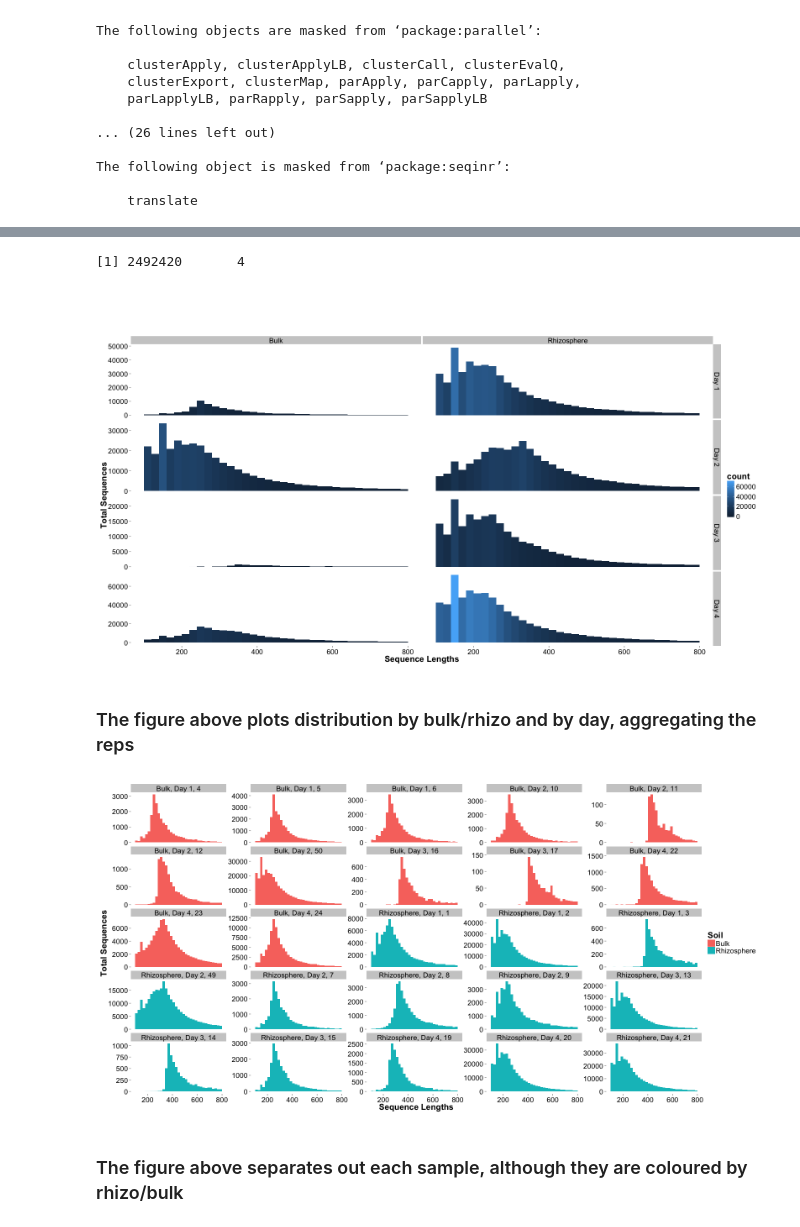
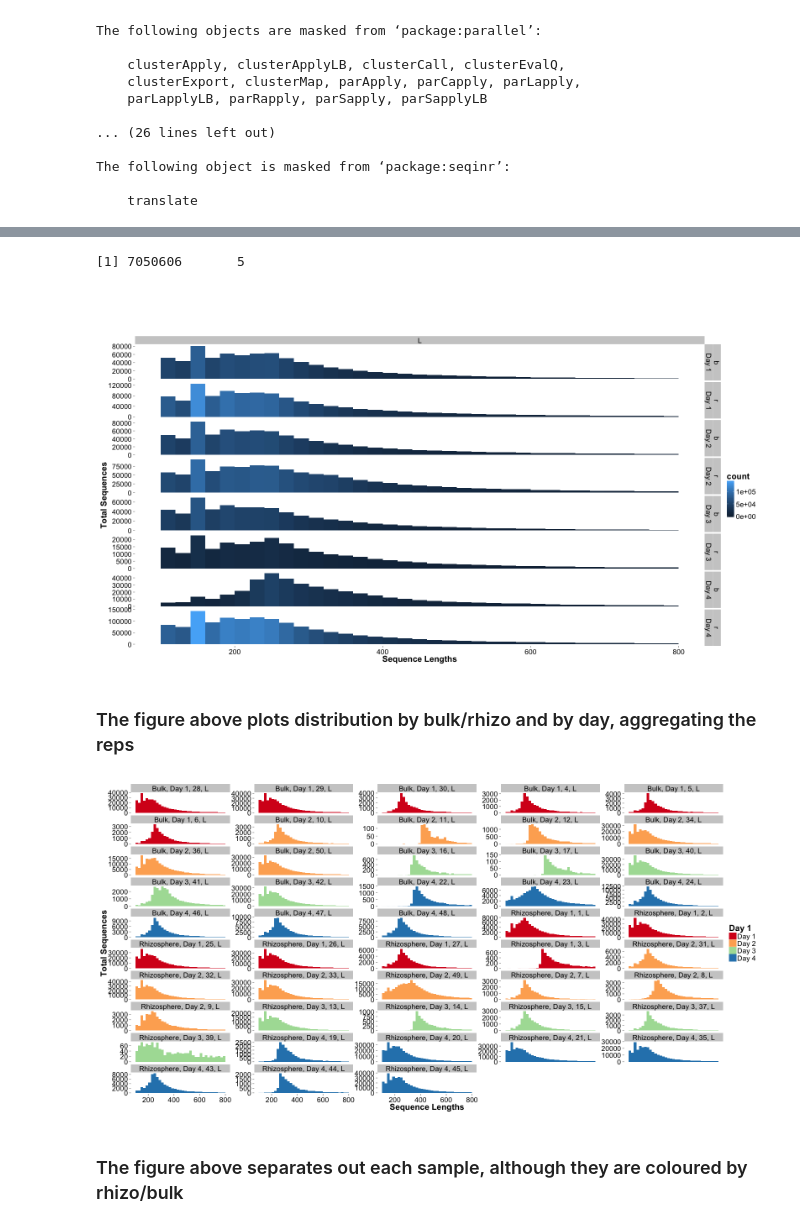
Before and after one commit to TheaWhitman/Litter-decomp, a Jupyter notebook: MetaT Bar Graphs.ipynb, the cells around one changed output, grey strips where cells are left out. Saved outputs shown, nothing was run; the diff lists cells and outputs as text; code cells hidden in the pictures.

```diff
--- a/MetaT Bar Graphs.ipynb
+++ b/MetaT Bar Graphs.ipynb
@@ -105,18 +121,19 @@ Map[match(ID,Map$ID),]$Day
 # %%
 %%R
 FastaStats.f<- function(x){
-    Stats <- data.frame(ID=integer(), Day=integer(), Soil=integer(), nseqs=integer(), max=integer(), median=integer(), mean=integer(), min=integer(), stringsAsFactors=TRUE)
+    Stats <- data.frame(ID=integer(), Litter=integer(), Day=integer(), Soil=integer(), nseqs=integer(), max=integer(), median=integer(), mean=integer(), min=integer(), stringsAsFactors=TRUE)
     for (i in x){
         assembled.fa <- readDNAStringSet(i, format="fasta")
         ID <- sub("final_contigs(.*?).fa.*$", "\\1", i, perl = TRUE)
         Day <- Map[match(ID,Map$ID),]$Day
         Soil <- Map[match(ID,Map$ID),]$Soil
+        Litter <- Map[match(ID,Map$ID),]$Litter
         nseqs<-length(assembled.fa)
         max<-max(nchar(assembled.fa))
         median<-median(nchar(assembled.fa))
         mean<-as.integer(mean(nchar(assembled.fa)))
         min<-min(nchar(assembled.fa))
-        NewStats<-c(ID,Day,Soil,nseqs,max,median,mean,min)
+        NewStats<-c(ID,Litter,Day,Soil,nseqs,max,median,mean,min)
         Stats[i,]<-NewStats
     }
     FastaStats<<-Stats
@@ -172,0 +147,6 @@ final_contigs21.fa 21   4 rhizosphere 355368 20431    236  312 100
+# %%
+%%R
+FastaStats$Soil<-factor(FastaStats$Soil, labels=c("bulk","rhizosphere"))
+FastaStats$Litter<-factor(FastaStats$Litter, labels=c("No Litter","Litter"))
+FastaCounts$Day<-factor(FastaCounts$Day, labels=c("Day 1", "Day 2", "Day 3", "Day 4"))
+FastaStats
@@ -177,7 +175,7 @@ FastaCounts.f<- function(x){
     for (i in x){
         assembled.fa <- readDNAStringSet(i, format="fasta")
         IDs <- sub("final_contigs(.*?).fa.*$", "\\1", i, perl = TRUE)
-        Lengths.df<-data.frame(ID=IDs, Day=Map[match(IDs,Map$ID),]$Day, Soil=Map[match(IDs,Map$ID),]$Soil, Lengths=c(as.numeric(sort(nchar(assembled.fa)))))
+        Lengths.df<-data.frame(ID=IDs, Litter=Map[match(ID,Map$ID),]$Litter, Day=Map[match(IDs,Map$ID),]$Day, Soil=Map[match(IDs,Map$ID),]$Soil, Lengths=c(as.numeric(sort(nchar(assembled.fa)))))
         # Lengths.df<-data.frame(ID=IDs, Lengths=c(as.numeric(sort(nchar(assembled.fa))[1:(nchar(assembled.fa)*0.99)])))
         # Option for taking only the top 99% of each set. But this doesn't work if one set has lots of weirdos.
         # Can just scale plots below instead of cutting data out here.
@@ -190,14 +188,14 @@ FastaCounts.f(filename)
 dim(FastaCounts)
 # Runs that function on the file lists, reports size of dataframe
 # %% [output]
-[1] 2492420       4
+[1] 7050606       5
 # %% [markdown]
 ###
 # %%
 %%R -w 1600 -h 800
-
-FastaCounts$Soil<-factor(FastaCounts$Soil, labels=c("Bulk","Rhizosphere"))
+FastaStats$Soil<-factor(FastaStats$Soil, labels=c("Bulk","Rhizosphere"))
 FastaCounts$Day<-factor(FastaCounts$Day, labels=c("Day 1", "Day 2", "Day 3", "Day 4"))
+FastaStats$Litter<-factor(FastaStats$Litter, labels=c("No Litter","Litter"))
 p <- ggplot(FastaCounts, aes(x=Lengths))
 p <- p + geom_histogram(aes(fill = ..count..), binwidth=20)
 p <- p + theme(panel.background=element_blank())
@@ -207,36 +205,37 @@ p <- p + theme(strip.text=element_text(size=17, color="black"))
 p <- p + xlab("Sequence Lengths") + ylab("Total Sequences")
 p <- p + scale_x_continuous(limits=c(100, 800))
 # p <- p + facet_wrap(~ ID, ncol=5, scales = "free_y")
-p <- p + facet_grid(Day~Soil, scales = "free_y")
+p <- p + facet_grid(Day~Soil~Litter, scales = "free_y")
 p
 # Creates histogram of sequence size distributions for each fasta file, with flexible y scale
 # However, blue intensity gives an idea of overall total sequences
 # %% [output]
-[figure, old version]
+[figure, new version]
 # %% [markdown]
 ### The figure above plots distribution by bulk/rhizo and by day, aggregating the reps
 # %%
 %%R -w 1600 -h 800
 
 FastaCounts$Soil<-factor(FastaCounts$Soil, labels=c("Bulk","Rhizosphere"))
 FastaCounts$Day<-factor(FastaCounts$Day, labels=c("Day 1", "Day 2", "Day 3", "Day 4"))
 FastaCountsOrdered<-FastaCounts[order(FastaCounts$Soil,FastaCounts$Day,FastaCounts$ID),]
 p <- ggplot(FastaCountsOrdered, aes(x=Lengths))
 #p <- p + geom_histogram(aes(fill = ..count..), binwidth=20)
-p <- p + geom_histogram(aes(fill = Soil), binwidth=20)
+p <- p + geom_histogram(aes(fill = Day), binwidth=20)
+p <- p + scale_fill_brewer(FastaCounts$Day, palette="Spectral")
 p <- p + theme(panel.background=element_blank())
 p <- p + theme(panel.grid=element_blank(), axis.text=element_text(size=17, color="black"), axis.title=element_text(size=20,face="bold"))
 p <- p + theme(legend.text=element_text(size=17, color="black"), legend.title=element_text(size=20,face="bold"))
 p <- p + theme(strip.text=element_text(size=17, color="black"))
 p <- p + xlab("Sequence Lengths") + ylab("Total Sequences")
 p <- p + scale_x_continuous(limits=c(100, 800))
-p <- p + facet_wrap(Soil ~ Day ~ ID, ncol=5, scales = "free_y")
+p <- p + facet_wrap(Soil ~ Day ~ ID ~ Litter, ncol=5, scales = "free_y")
 #p <- p + facet_grid(Soil~Day, scales = "free_y")
 p
 # Creates histogram of sequence size distributions for each fasta file, with flexible y scale
 # However, blue intensity gives an idea of overall total sequences
 # %% [output]
-[figure, old version]
+[figure, new version]
 # %% [markdown]
 ### The figure above separates out each sample, although they are coloured by rhizo/bulk
 # %%
```
Also changed, not shown: parts of 9 cells of this notebook, 1 other file.
